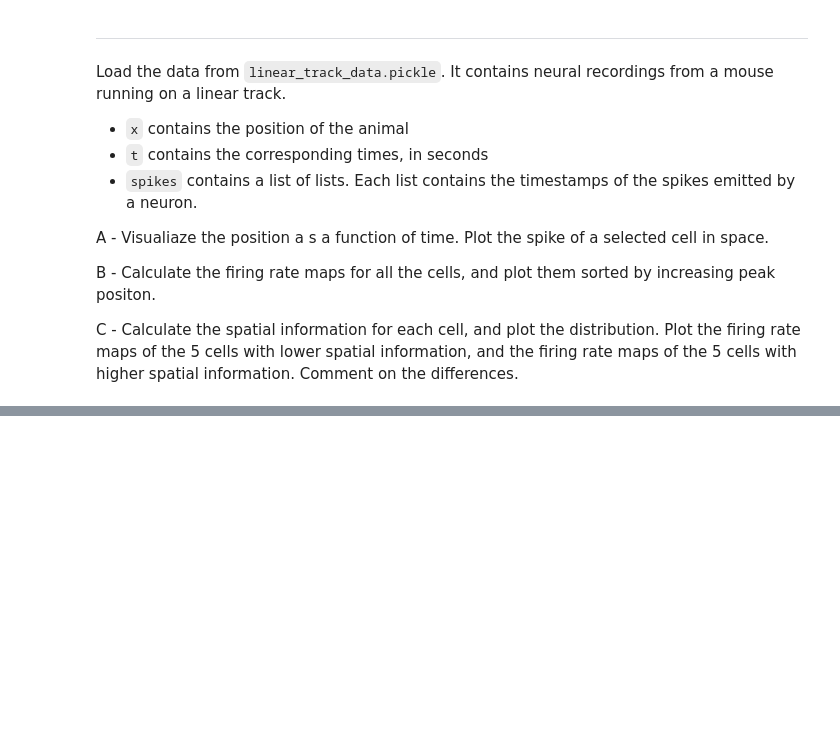
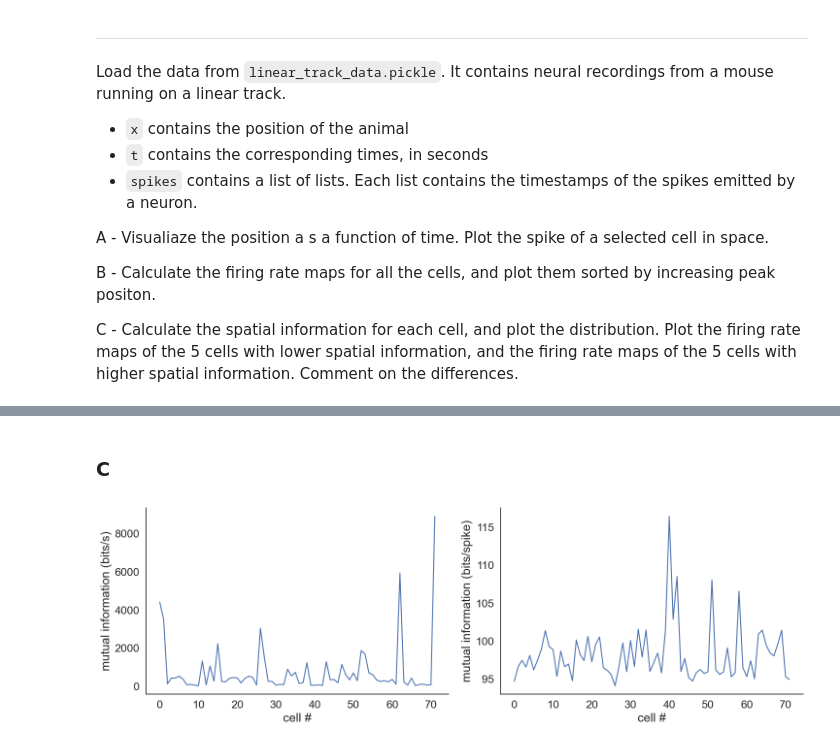
Before and after one commit to RubenVersteeg/neuroanalysis, a Jupyter notebook: single-cell-analysis-master/01-tuning-curves/exercises.ipynb, the cells around one changed output, grey strips where cells are left out. Cells and saved outputs as stored; diff of their text form; code cells hidden in the pictures; blank space fills up the shorter version.

```diff
--- a/single-cell-analysis-master/01-tuning-curves/exercises.ipynb
+++ b/single-cell-analysis-master/01-tuning-curves/exercises.ipynb
@@ -933,0 +926,2 @@ C - Calculate the spatial information for each cell, and plot the distribution.
+# %%
+data = np.load('data/linear_track_data.pickle', allow_pickle=True)
@@ -933,0 +982,29 @@ C - Calculate the spatial information for each cell, and plot the distribution.
+# %% [markdown]
+### C ###
+# %%
+
+epsilon = 1e-15
+lambda_x = firing_rate_maps
+average_firing_rate = np.mean(lambda_x, axis=1)
+
+mutual_information = np.zeros(n_cells)
+mutual_information_spike = np.zeros(n_cells)
+for i in range(n_cells):
+    p_x = lambda_x[i] * np.log2((lambda_x[i] + epsilon)/(average_firing_rate[i])*occupancy)
+    p_x_spike = p_x / average_firing_rate[i]
+    mutual_information[i] = np.sum(p_x)
+    mutual_information_spike[i] = np.sum(p_x_spike)
+
+plt.figure(figsize=(15,5))
+plt.subplot(1,2,1)
+plt.plot(mutual_information)
+plt.xlabel('cell #')
+plt.ylabel('mutual information (bits/s)')
+plt.subplot(1,2,2)
+plt.plot(mutual_information_spike)
+plt.xlabel('cell #')
+plt.ylabel('mutual information (bits/spike)')
+plt.tight_layout()
+plt.show()
+# %% [output]
+[figure, added]
```
Also changed, not shown: parts of 27 cells of this notebook.
